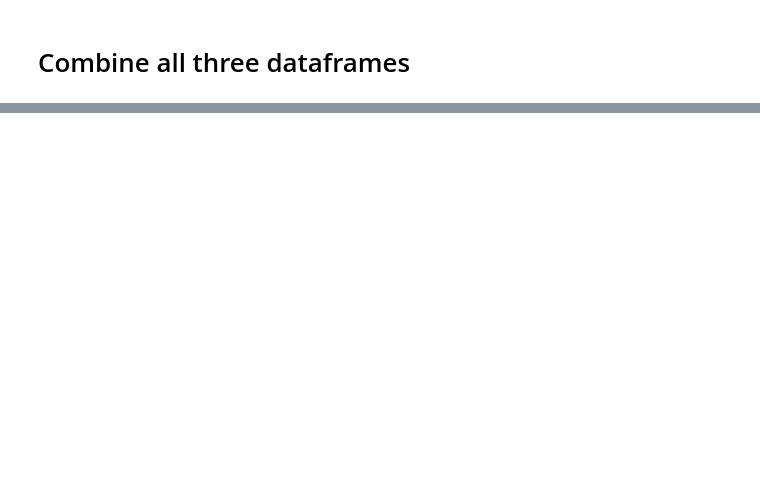
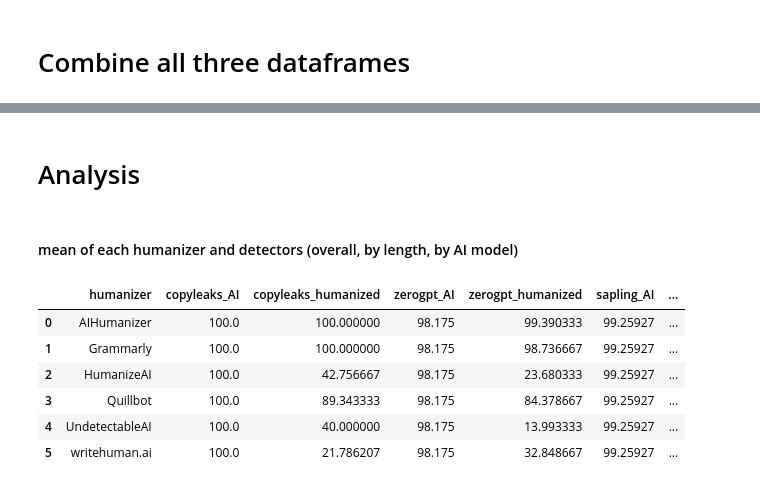
Before and after one commit to warit-tee/FYP, a Jupyter notebook: detectability/detect-results.ipynb, the cells around one changed output, grey strips where cells are left out. Saved outputs shown, nothing was run; the diff lists cells and outputs as text; code cells hidden in the pictures; blank space fills up the shorter version.

```diff
--- a/detectability/detect-results.ipynb
+++ b/detectability/detect-results.ipynb
@@ -228,0 +242,19 @@ df_merged.head()
+# %% [markdown]
+# Analysis
+# %% [markdown]
+#### mean of each humanizer and detectors (overall, by length, by AI model)
+# %%
+# group by humanizers and find mean of each detectability column
+df_humanizer = df_merged.groupby('humanizer').mean(numeric_only=True)
+# drop topic and length columns
+df_humanizer = df_humanizer.drop(columns=['topic', 'length'])
+df_humanizer.reset_index(inplace=True)
+df_humanizer
+# %% [output]
+|  | humanizer | copyleaks_AI | copyleaks_humanized | zerogpt_AI | zerogpt_humanized | sapling_AI | ... |
+| 0 | AIHumanizer | 100.0 | 100.000000 | 98.175 | 99.390333 | 99.25927 | ... |
+| 1 | Grammarly | 100.0 | 100.000000 | 98.175 | 98.736667 | 99.25927 | ... |
+| 2 | HumanizeAI | 100.0 | 42.756667 | 98.175 | 23.680333 | 99.25927 | ... |
+| 3 | Quillbot | 100.0 | 89.343333 | 98.175 | 84.378667 | 99.25927 | ... |
+| 4 | UndetectableAI | 100.0 | 40.000000 | 98.175 | 13.993333 | 99.25927 | ... |
+| 5 | writehuman.ai | 100.0 | 21.786207 | 98.175 | 32.848667 | 99.25927 | ... |
```
Also changed, not shown: parts of 11 cells of this notebook, 3 other files.
